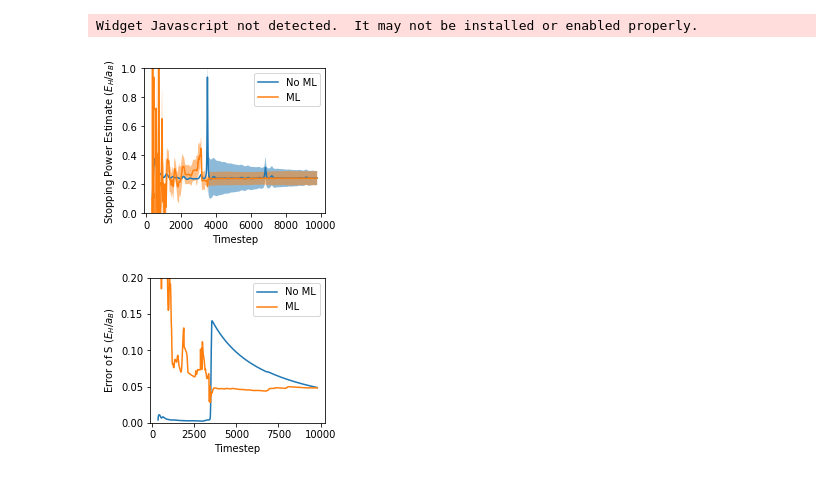
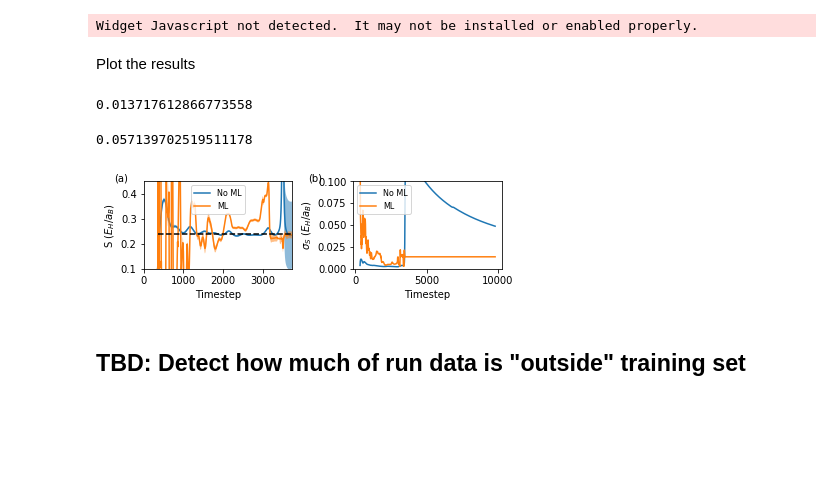
Before and after one commit to globus-labs/stopping-power-ml, a Jupyter notebook: bayesian-regression-ci.ipynb, the cells around one changed output. Saved outputs shown, nothing was run; the diff lists cells and outputs as text; code cells hidden in the pictures; blank space fills up the shorter version.

```diff
--- a/bayesian-regression-ci.ipynb
+++ b/bayesian-regression-ci.ipynb
@@ -209,44 +218,61 @@ data['stopping_ml'], data['stopping_ml_error'] = list(zip(*results))
 del results
 # %% [output]
 Widget Javascript not detected.  It may not be installed or enabled properly.
+# %% [markdown]
+Plot the results
+# %%
+data['stopping_ml_error'].iloc[-1]
+# %% [output]
+0.013717612866773558
+# %%
+data['stopping_ml_error'].iloc[-1] / data['stopping_ml'].iloc[-1]
+# %% [output]
+0.057139702519511178
 # %%
-fig, ax = plt.subplots()
+fig, ax = plt.subplots(1,2)
 
-ax.plot(data['timestep'], data['stopping_running-mean'], label='No ML')
-ax.fill_between(data['timestep'],
+# Plot the computed stopping power
+ax[0].plot(data['timestep'], data['stopping_running-mean'], label='No ML')
+ax[0].fill_between(data['timestep'],
                data['stopping_running-mean'] + data['stopping_running-mean_error'],
                data['stopping_running-mean'] - data['stopping_running-mean_error'],
                alpha=0.5)
 
-ax.plot(data['timestep'], data['stopping_ml'], label='ML')
-ax.fill_between(data['timestep'],
+ax[0].plot(data['timestep'], data['stopping_ml'], label='ML')
+ax[0].fill_between(data['timestep'],
                data['stopping_ml'] + data['stopping_ml_error'],
                data['stopping_ml'] - data['stopping_ml_error'],
                alpha=0.5)
 
-ax.legend()
-ax.set_ylim(0,1)
+ax[0].plot([data['timestep'].min(), data['timestep'].max()], [data['stopping_running-mean'].iloc[-1],]*2, 'k--')
 
-ax.set_ylabel('Stopping Power Estimate ($E_H / a_B$)')
-ax.set_xlabel('Timestep')
+ax[0].set_xlim(0, 3750)
 
+ax[0].legend(fontsize=8)
+ax[0].set_ylim(0.1,0.45)
+
+ax[0].set_ylabel('S ($E_H / a_B$)')
+ax[0].set_xlabel('Timestep')
+
+fig.text(0.05, 0.9, '(a)')
+
+## The confidence interval
+ax[1].plot(data['timestep'], data['stopping_running-mean_error'], label='No ML')
+ax[1].plot(data['timestep'], data['stopping_ml_error'], label='ML')
+
+ax[1].set_ylim(0, 0.1)
+ax[1].legend(fontsize=8, loc=2)
+
+ax[1].set_ylabel('$\sigma_S$ ($E_H / a_B$)')
+ax[1].set_xlabel('Timestep')
+
+fig.text(0.5, 0.9, '(b)')
+
+fig.set_size_inches(6, 2.)
 fig.tight_layout()
-fig.set_size_inches(3, 2.5)
+fig.savefig('figures/confidence-intervals.png', dpi=320)
+fig.savefig('figures/confidence-intervals.pdf')
 # %% [output]
-[figure, old version]
+[figure, new version]
-# %%
-fig, ax = plt.subplots()
-
-ax.plot(data['timestep'], data['stopping_running-mean_error'], label='No ML')
-ax.plot(data['timestep'], data['stopping_ml_error'], label='ML')
-
-ax.set_ylim(0, 0.2)
-ax.legend()
-
-ax.set_ylabel('Error of S ($E_H / a_B$)')
-ax.set_xlabel('Timestep')
-
-fig.tight_layout()
-fig.set_size_inches(3, 2.5)
-# %% [output]
-[figure, removed]
+# %% [markdown]
+## TBD: Detect how much of run data is "outside" training set
```
Also changed, not shown: parts of 12 cells of this notebook, 2 other files.
